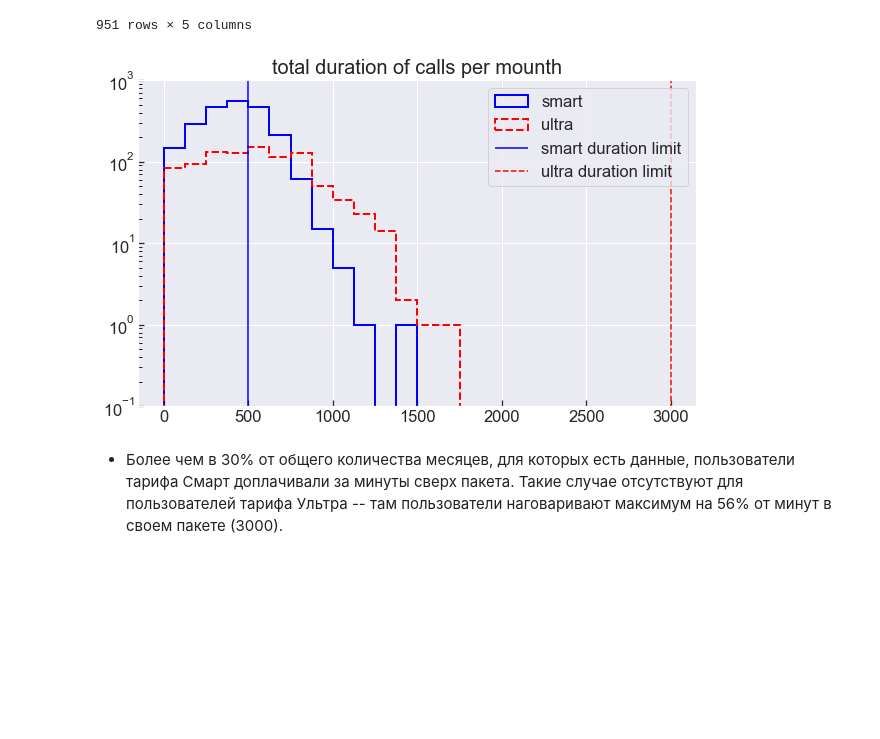
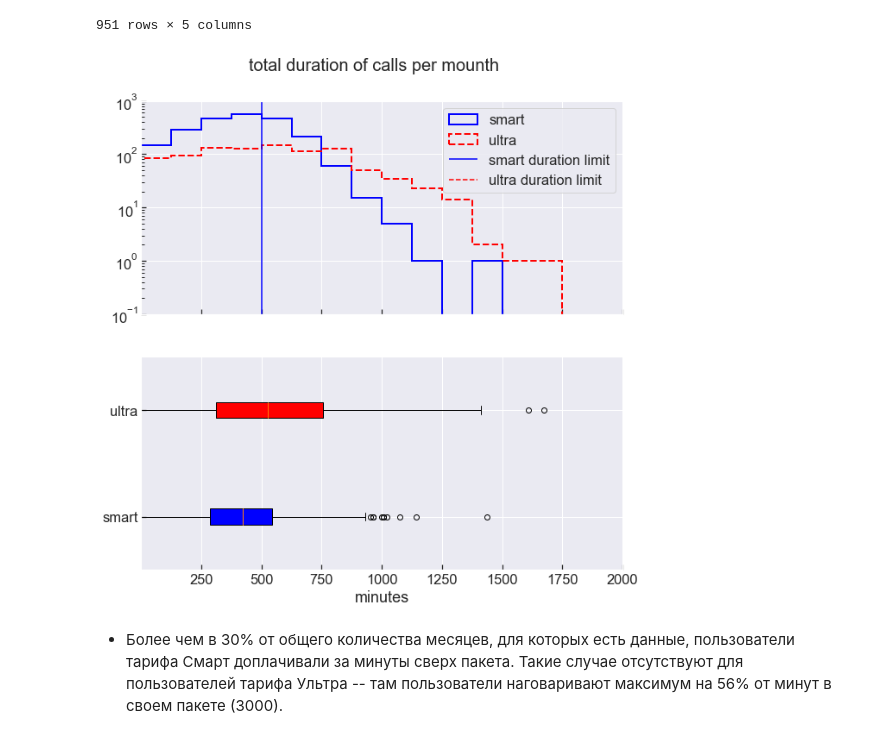
Before and after one commit to mbelveder/praktikum, a Jupyter notebook: 4_megaline/megaline.ipynb, the cells around one changed output. Cells and saved outputs as stored; diff of their text form; code cells hidden in the pictures; blank space fills up the shorter version.

Commit message:
Boxplots added

```diff
--- a/4_megaline/megaline.ipynb
+++ b/4_megaline/megaline.ipynb
@@ -561,30 +561,45 @@ ultra_calls_stat_df
 |  | 12 | 155 | 1031 | 1969 | 0 | 0 |
 951 rows × 5 columns
 # %%
-fig, ax = plt.subplots()
+fig, (ax, ax1) = plt.subplots(2, 1, figsize=(10, 10), sharex=True)
 
 space = np.linspace(0, 1750, 15)
 
 ax.hist(smart_calls_stat_df['total_duration'], histtype='step',
         color='blue', bins=space, lw=2, label='smart')
 ax.hist(ultra_calls_stat_df['total_duration'], histtype='step',
         color='red', bins=space, lw=2, ls='--', label='ultra')
 
-ax.set_title('total duration of calls per mounth', fontsize=20)
+
 
 ax.vlines(smart_minutes_limit, 0, 1e3, color='blue',
           label='smart duration limit')
 ax.vlines(ultra_minutes_limit, 0, 1e3, color='red', ls='--',
           label='ultra duration limit')
 
 ax.legend()
 ax.set_yscale('log')
 
 ax.set_ylim(.1, 1e3)
+ax.set_xlim(.1, 2e3)
+
+bplot = ax1.boxplot([smart_calls_stat_df['total_duration'],
+                     ultra_calls_stat_df['total_duration']],
+                     labels=['smart', 'ultra'], vert=False, patch_artist=True)
+
+ax1.set_xlabel('minutes')
+
+# fill with colors
+colors = ['blue', 'red']
+
+for patch, color in zip(bplot['boxes'], colors):
+    patch.set_facecolor(color)
+
+fig.suptitle('total duration of calls per mounth', fontsize=20, y=.95)
 
 plt.show()
 # %% [output]
-[figure, old version]
+[figure, new version]
 # %% [markdown]
 - Более чем в 30% от общего количества месяцев, для которых есть данные, пользователи тарифа Смарт доплачивали за минуты сверх пакета. Такие случае отсутствуют для пользователей тарифа Ультра -- там пользователи наговаривают максимум на 56% от минут в своем пакете (3000).
 # %% [markdown]
```
